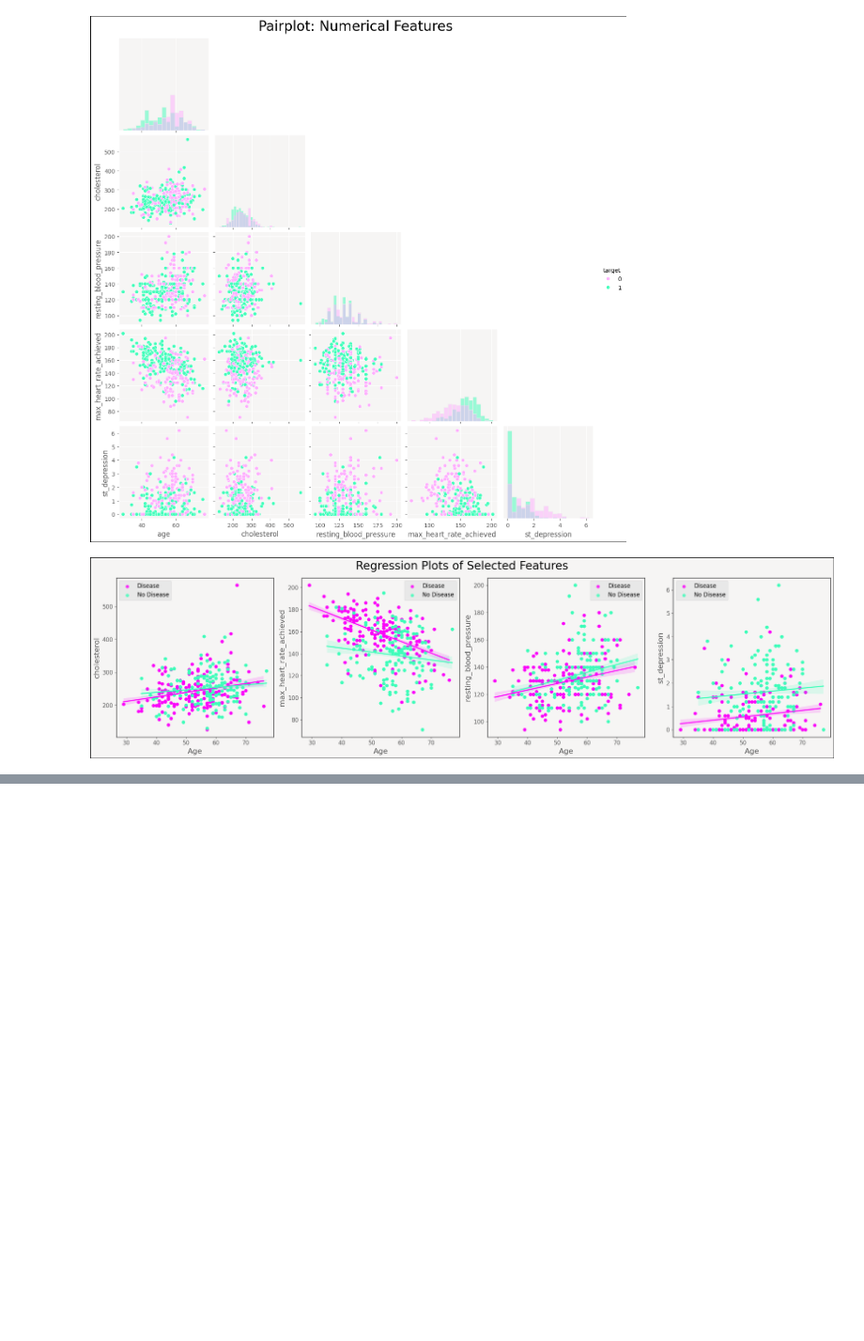
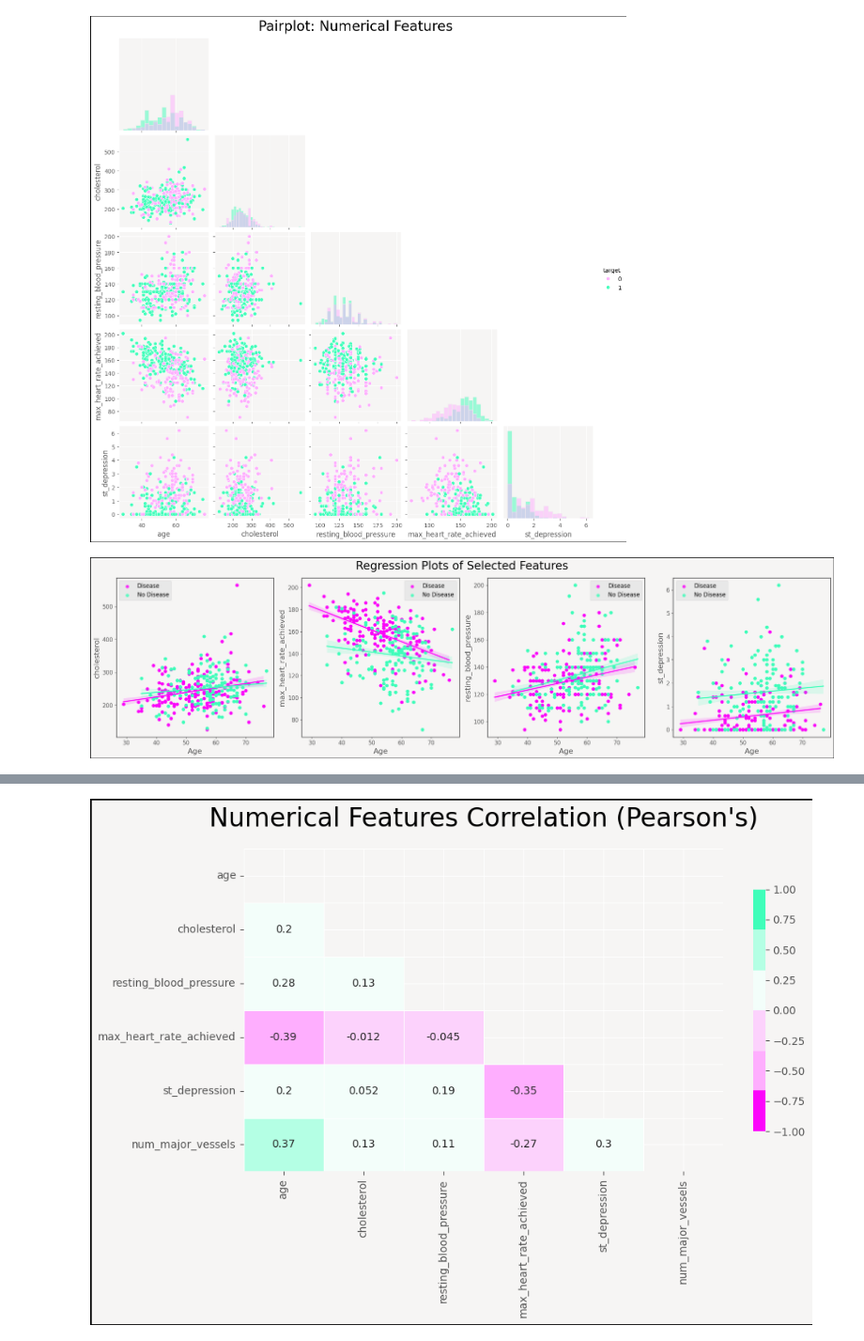
Before and after one commit to avisheksah21/Heart_Disease_Prediction, a Jupyter notebook: CVD/notebook/Untitled.ipynb, the cells around one changed output, grey strips where cells are left out. Shown at 94% size. Drawn from its saved outputs; the diff is of its cells as text; code cells hidden in the pictures; blank space fills up the shorter version.

```diff
--- a/CVD/notebook/Untitled.ipynb
+++ b/CVD/notebook/Untitled.ipynb
@@ -325,0 +380,35 @@ plt.show()
+# %%
+# correlation heatmaps
+# pearson's correlation
+# Numerical features
+num_feats = ['age', 'cholesterol', 'resting_blood_pressure',
+             'max_heart_rate_achieved', 'st_depression', 'num_major_vessels']
+
+# Subset dataset
+df_ = dataset[num_feats]
+
+# Calculate Pearson correlation
+corr = df_.corr(method='pearson')
+mask = np.triu(np.ones_like(corr, dtype=bool))
+
+# Create heatmap
+fig, ax = plt.subplots(figsize=(10, 7), facecolor=background_color)
+ax.set_facecolor(background_color)
+
+# Add border around the entire figure
+fig.patch.set_edgecolor('black')
+fig.patch.set_linewidth(2)
+
+# Plot heatmap
+cmap = sns.color_palette(mypal, as_cmap=True)
+sns.heatmap(corr, mask=mask, cmap=cmap, vmax=1.0, vmin=-1.0, center=0, annot=True,
+            square=False, linewidths=.5, cbar_kws={"shrink": 0.75}, ax=ax)
+
+# Set title
+ax.set_title("Numerical Features Correlation (Pearson's)", fontsize=24, y=1.05)
+
+# Save the plot
+plt.tight_layout()
+plt.show()
+# %% [output]
+[figure, added]
```
Also changed, not shown: parts of 7 cells of this notebook.
